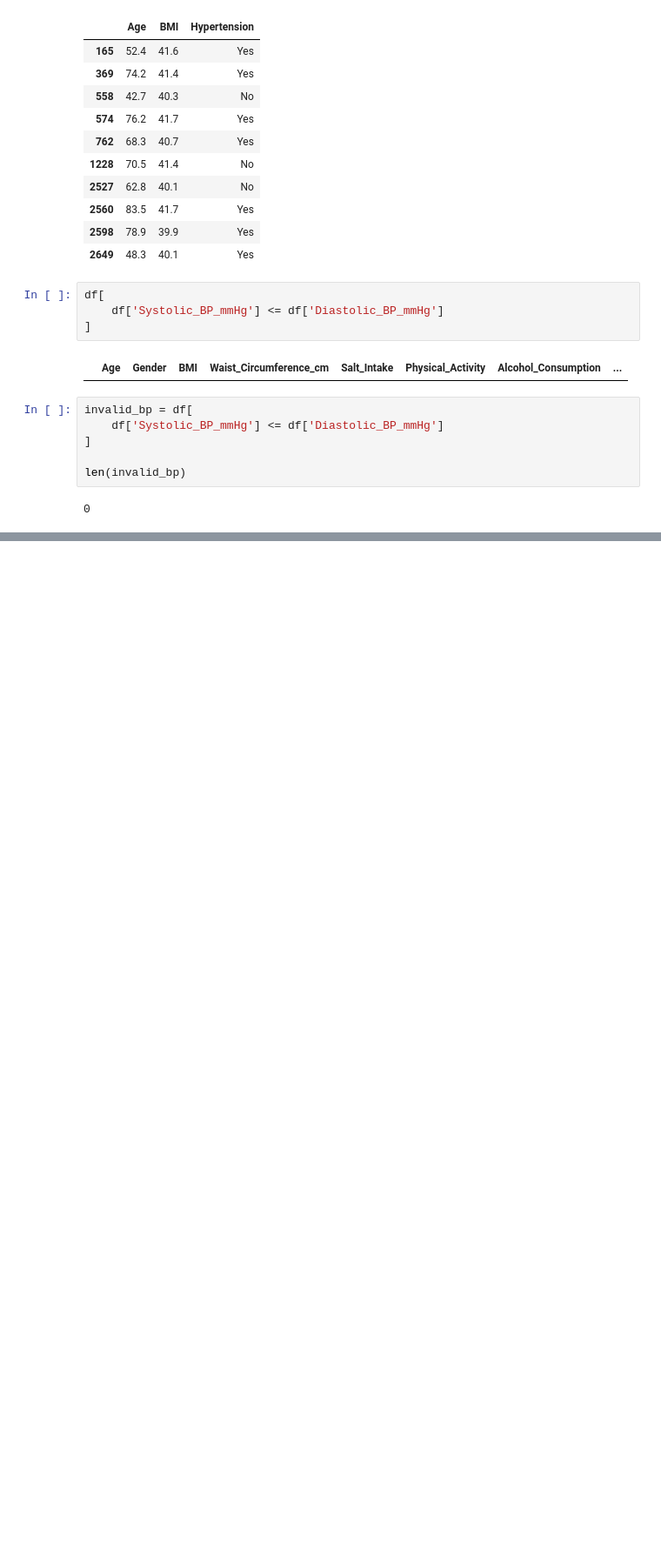
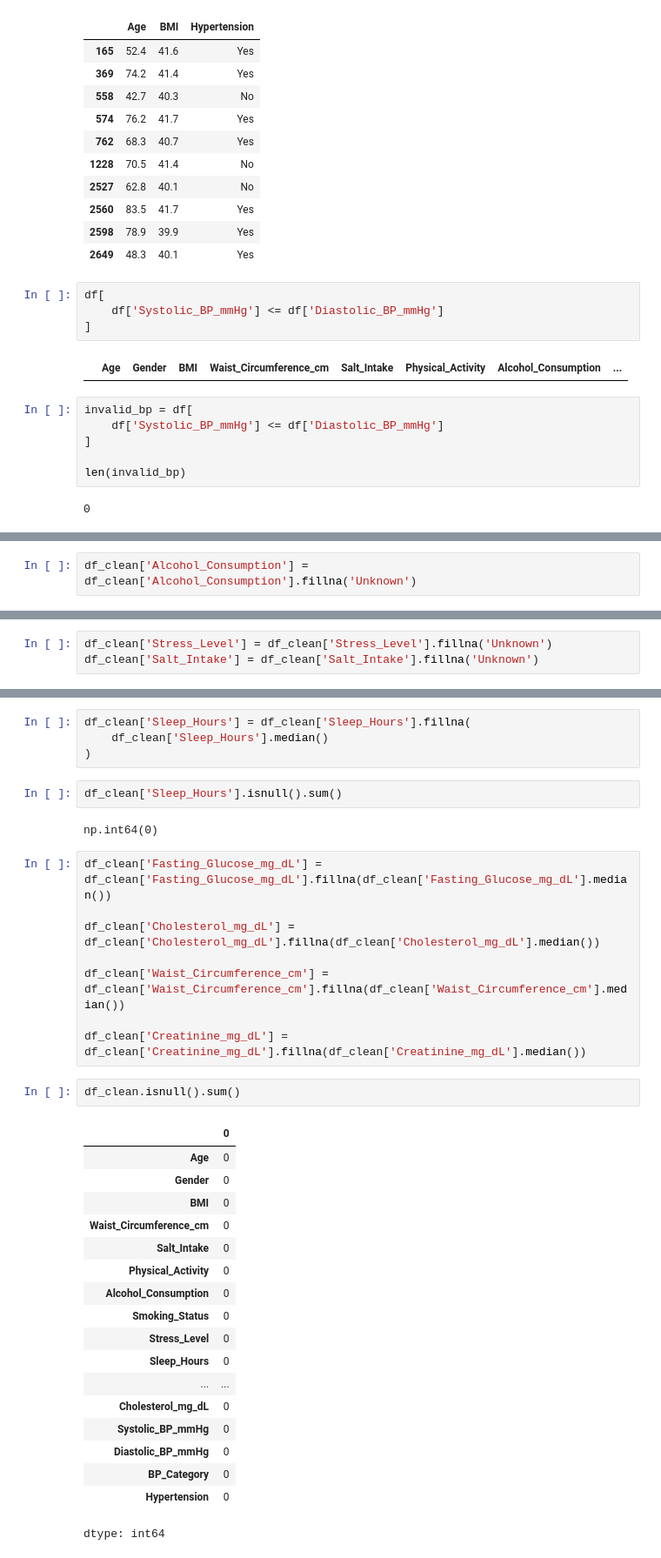
Before and after one commit to KarunaBaruwal/CMP7005-Hypertension-Analytics, a Jupyter notebook: CMP7005_Hypertension_Analysis.ipynb, the cells around one changed output, grey strips where cells are left out. Shown at 87% size. Drawn from its saved outputs; the diff is of its cells as text; blank space fills up the shorter version.

```diff
--- a/CMP7005_Hypertension_Analysis.ipynb
+++ b/CMP7005_Hypertension_Analysis.ipynb
@@ -486,0 +495,2 @@ len(invalid_bp)
+# %%
+df_clean['Alcohol_Consumption'] = df_clean['Alcohol_Consumption'].fillna('Unknown')
@@ -486,0 +507,3 @@ len(invalid_bp)
+# %%
+df_clean['Stress_Level'] = df_clean['Stress_Level'].fillna('Unknown')
+df_clean['Salt_Intake'] = df_clean['Salt_Intake'].fillna('Unknown')
@@ -486,0 +548,37 @@ len(invalid_bp)
+# %%
+df_clean['Sleep_Hours'] = df_clean['Sleep_Hours'].fillna(
+    df_clean['Sleep_Hours'].median()
+)
+# %%
+df_clean['Sleep_Hours'].isnull().sum()
+# %% [output]
+np.int64(0)
+# %%
+df_clean['Fasting_Glucose_mg_dL'] = df_clean['Fasting_Glucose_mg_dL'].fillna(df_clean['Fasting_Glucose_mg_dL'].median())
+
+df_clean['Cholesterol_mg_dL'] = df_clean['Cholesterol_mg_dL'].fillna(df_clean['Cholesterol_mg_dL'].median())
+
+df_clean['Waist_Circumference_cm'] = df_clean['Waist_Circumference_cm'].fillna(df_clean['Waist_Circumference_cm'].median())
+
+df_clean['Creatinine_mg_dL'] = df_clean['Creatinine_mg_dL'].fillna(df_clean['Creatinine_mg_dL'].median())
+# %%
+df_clean.isnull().sum()
+# %% [output]
+|  | 0 |
+| Age | 0 |
+| Gender | 0 |
+| BMI | 0 |
+| Waist_Circumference_cm | 0 |
+| Salt_Intake | 0 |
+| Physical_Activity | 0 |
+| Alcohol_Consumption | 0 |
+| Smoking_Status | 0 |
+| Stress_Level | 0 |
+| Sleep_Hours | 0 |
+| ... | ... |
+| Cholesterol_mg_dL | 0 |
+| Systolic_BP_mmHg | 0 |
+| Diastolic_BP_mmHg | 0 |
+| BP_Category | 0 |
+| Hypertension | 0 |
+dtype: int64
```
Also changed, not shown: parts of 10 cells of this notebook.
